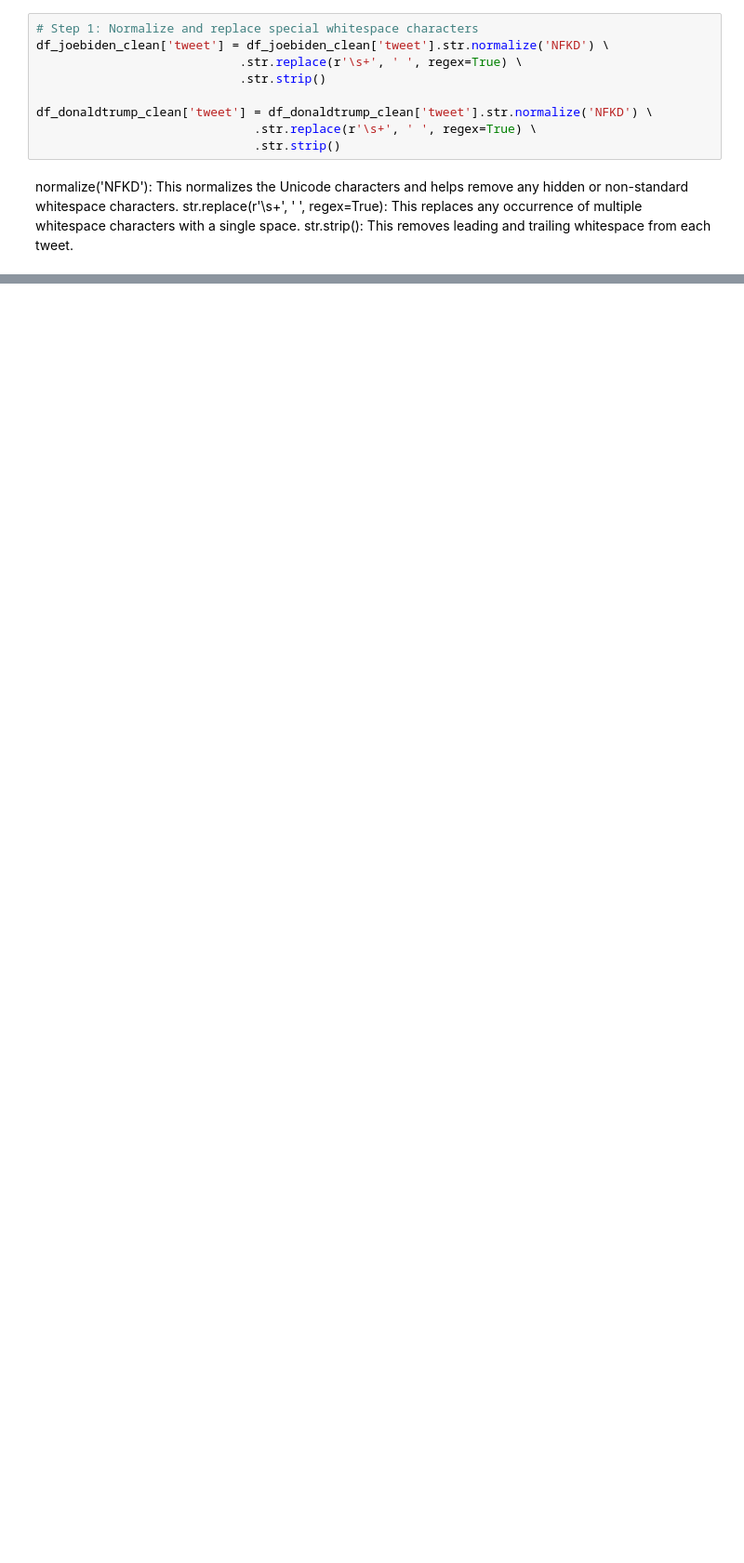
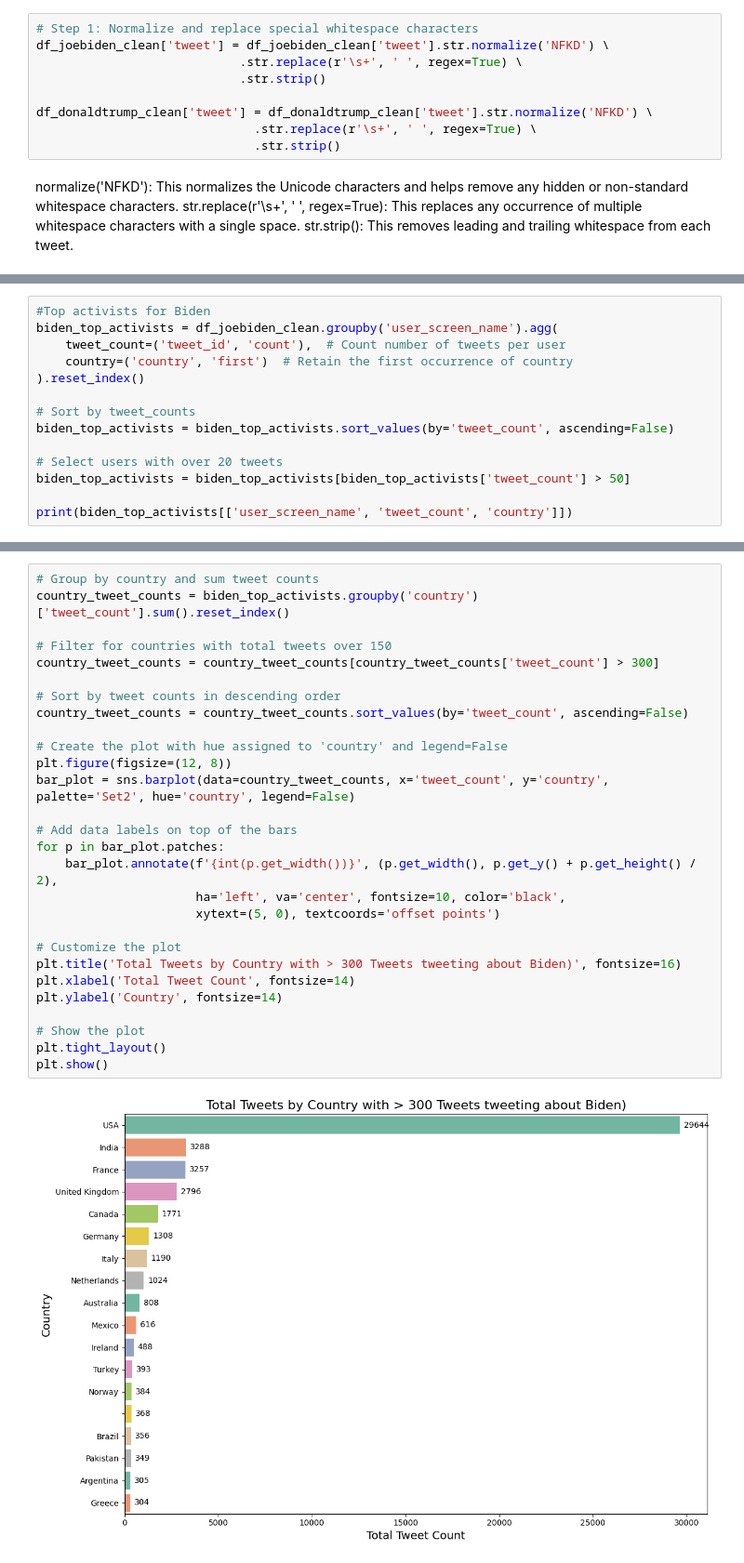
Before and after one commit to ElenaIurchenkoMatlas/twitterelection_dataanalysis, a Jupyter notebook: project_tweeterelection.ipynb, the cells around one changed output, grey strips where cells are left out. Shown: that part at 93% size. Cells and saved outputs as stored; diff of their text form; blank space fills up the shorter version.

Commit message:
Tweets vs Country for Biden and Trump, EDA

```diff
--- a/project_tweeterelection.ipynb
+++ b/project_tweeterelection.ipynb
@@ -1501,0 +1521,14 @@ Name: tweet, dtype: object
+# %%
+#Top activists for Biden
+biden_top_activists = df_joebiden_clean.groupby('user_screen_name').agg(
+    tweet_count=('tweet_id', 'count'),  # Count number of tweets per user
+    country=('country', 'first')  # Retain the first occurrence of country
+).reset_index()
+
+# Sort by tweet_counts
+biden_top_activists = biden_top_activists.sort_values(by='tweet_count', ascending=False)
+
+# Select users with over 20 tweets
+biden_top_activists = biden_top_activists[biden_top_activists['tweet_count'] > 50]
+
+print(biden_top_activists[['user_screen_name', 'tweet_count', 'country']])
@@ -1501,0 +1579,30 @@ Name: tweet, dtype: object
+# %%
+# Group by country and sum tweet counts
+country_tweet_counts = biden_top_activists.groupby('country')['tweet_count'].sum().reset_index()
+
+# Filter for countries with total tweets over 150
+country_tweet_counts = country_tweet_counts[country_tweet_counts['tweet_count'] > 300]
+
+# Sort by tweet counts in descending order
+country_tweet_counts = country_tweet_counts.sort_values(by='tweet_count', ascending=False)
+
+# Create the plot with hue assigned to 'country' and legend=False
+plt.figure(figsize=(12, 8))
+bar_plot = sns.barplot(data=country_tweet_counts, x='tweet_count', y='country', palette='Set2', hue='country', legend=False)
+
+# Add data labels on top of the bars
+for p in bar_plot.patches:
+    bar_plot.annotate(f'{int(p.get_width())}', (p.get_width(), p.get_y() + p.get_height() / 2),
+                      ha='left', va='center', fontsize=10, color='black',
+                      xytext=(5, 0), textcoords='offset points')
+
+# Customize the plot
+plt.title('Total Tweets by Country with > 300 Tweets tweeting about Biden)', fontsize=16)
+plt.xlabel('Total Tweet Count', fontsize=14)
+plt.ylabel('Country', fontsize=14)
+
+# Show the plot
+plt.tight_layout()
+plt.show()
+# %% [output]
+[figure, added]
```
Also changed, not shown: parts of 15 cells of this notebook.
